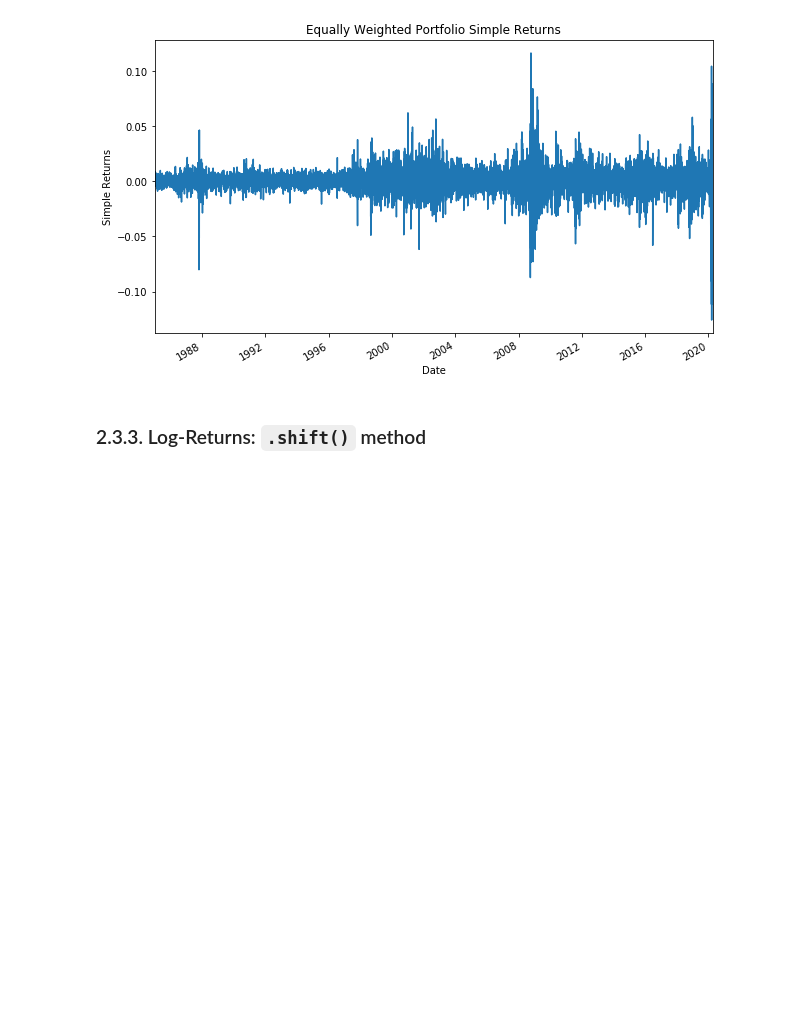
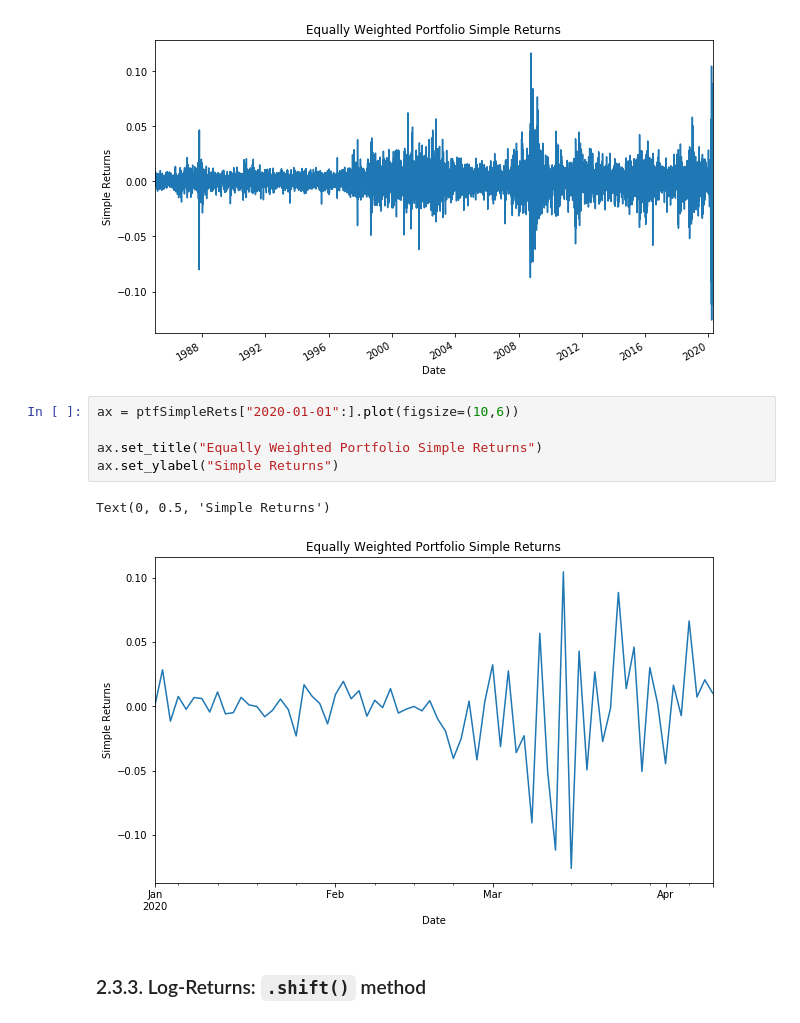
Before and after one commit to gabrielepompa88/IT-For-Business-And-Finance-2019-20, a Jupyter notebook: Notebooks/Data_Analysis___Financial_Time_Series.ipynb, the cells around one changed output. Saved outputs shown, nothing was run; the diff lists cells and outputs as text; blank space fills up the shorter version.

```diff
--- a/Notebooks/Data_Analysis___Financial_Time_Series.ipynb
+++ b/Notebooks/Data_Analysis___Financial_Time_Series.ipynb
@@ -1014,6 +1042,14 @@ ax.set_ylabel("Simple Returns")
 # %% [output]
 Text(0, 0.5, 'Simple Returns')
 [figure]
+# %%
+ax = ptfSimpleRets["2020-01-01":].plot(figsize=(10,6))
+
+ax.set_title("Equally Weighted Portfolio Simple Returns")
+ax.set_ylabel("Simple Returns")
+# %% [output]
+Text(0, 0.5, 'Simple Returns')
+[figure, added]
 # %% [markdown]
 ### 2.3.3. Log-Returns: `.shift()` method <a name="log-returns:-.shift()-method"></a>
 # %% [markdown]
```
Also changed, not shown: parts of 14 cells of this notebook.
